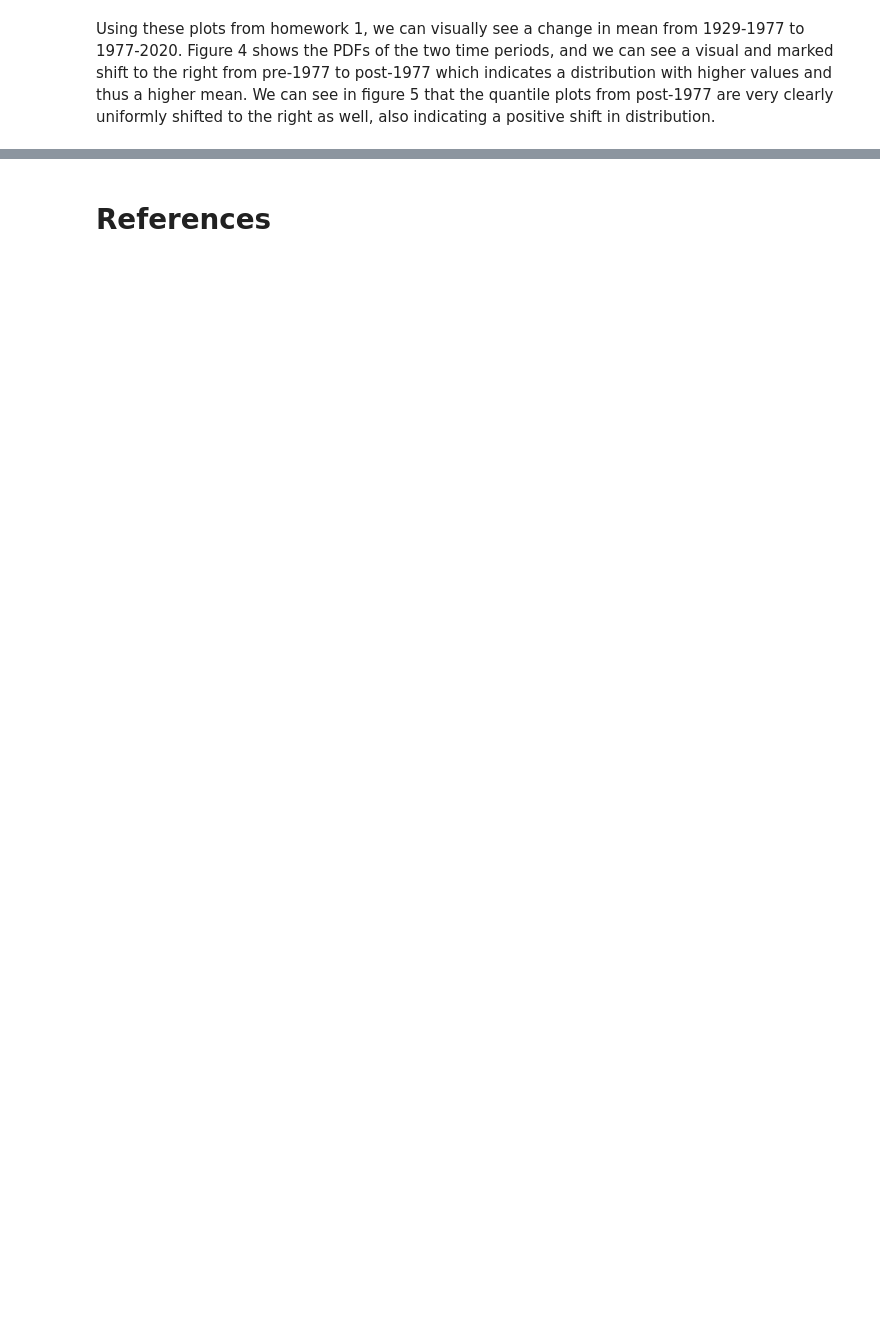
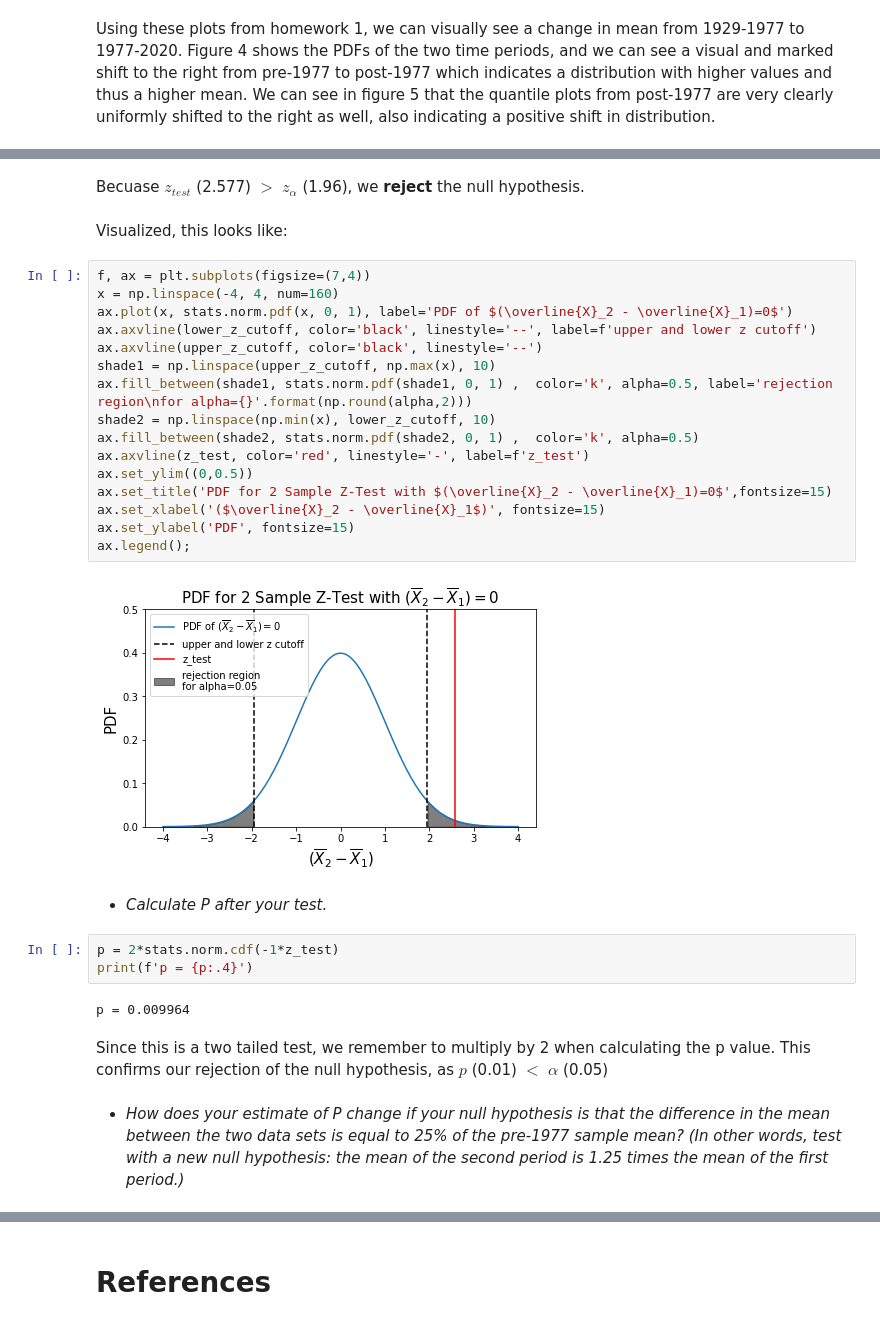
Before and after one commit to egagli/cewa565, a Jupyter notebook: homework/2/hw2.ipynb, the cells around one changed output, grey strips where cells are left out. Saved outputs shown, nothing was run; the diff lists cells and outputs as text; blank space fills up the shorter version.

```diff
--- a/homework/2/hw2.ipynb
+++ b/homework/2/hw2.ipynb
@@ -186,0 +147,33 @@ Seth Vanderwilt and I will be exploring using Synthetic Aperture Radar (SAR) bac
+# %% [markdown]
+Becuase $z_{test}$ (2.577) $>$ $z_{\alpha}$ (1.96), we **reject** the null hypothesis.
+# %% [markdown]
+Visualized, this looks like:
+# %%
+f, ax = plt.subplots(figsize=(7,4))
+x = np.linspace(-4, 4, num=160)
+ax.plot(x, stats.norm.pdf(x, 0, 1), label='PDF of $(\overline{X}_2 - \overline{X}_1)=0$')
+ax.axvline(lower_z_cutoff, color='black', linestyle='--', label=f'upper and lower z cutoff')
+ax.axvline(upper_z_cutoff, color='black', linestyle='--')
+shade1 = np.linspace(upper_z_cutoff, np.max(x), 10)
+ax.fill_between(shade1, stats.norm.pdf(shade1, 0, 1) ,  color='k', alpha=0.5, label='rejection region\nfor alpha={}'.format(np.round(alpha,2)))
+shade2 = np.linspace(np.min(x), lower_z_cutoff, 10)
+ax.fill_between(shade2, stats.norm.pdf(shade2, 0, 1) ,  color='k', alpha=0.5)
+ax.axvline(z_test, color='red', linestyle='-', label=f'z_test')
+ax.set_ylim((0,0.5))
+ax.set_title('PDF for 2 Sample Z-Test with $(\overline{X}_2 - \overline{X}_1)=0$',fontsize=15)
+ax.set_xlabel('($\overline{X}_2 - \overline{X}_1$)', fontsize=15)
+ax.set_ylabel('PDF', fontsize=15)
+ax.legend();
+# %% [output]
+[figure, added]
+# %% [markdown]
+* *Calculate P after your test.*
+# %%
+p = 2*stats.norm.cdf(-1*z_test)
+print(f'p = {p:.4}')
+# %% [output]
+p = 0.009964
+# %% [markdown]
+Since this is a two tailed test, we remember to multiply by 2 when calculating the p value. This confirms our rejection of the null hypothesis, as $p$ (0.01) $<$ $\alpha$ (0.05)
+# %% [markdown]
+* *How does your estimate of P change if your null hypothesis is that the difference in the mean between the two data sets is equal to 25% of the pre-1977 sample mean? (In other words, test with a new null hypothesis: the mean of the second period is 1.25 times the mean of the first period.)*
```
Also changed, not shown: parts of 52 cells of this notebook.
